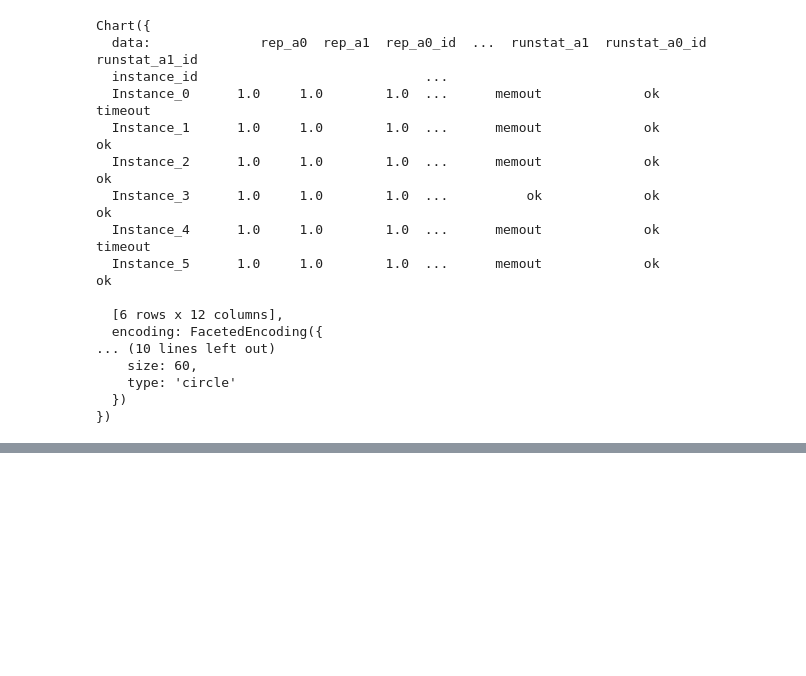
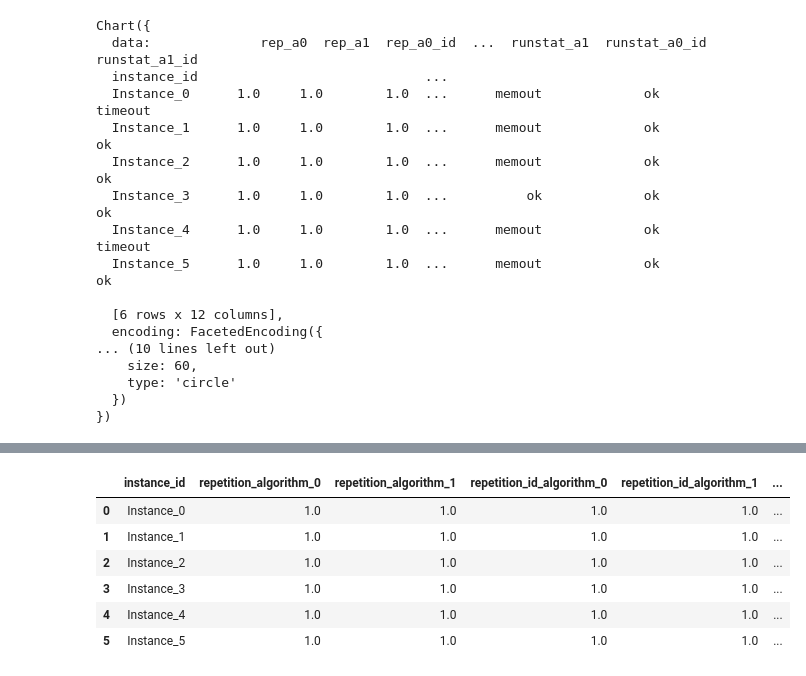
Before and after one commit to chawlaKat/Notebook-Noodlings, a Jupyter notebook: Get_Scattered.ipynb, the cells around one changed output, grey strips where cells are left out. Cells and saved outputs as stored; diff of their text form; code cells hidden in the pictures; blank space fills up the shorter version.

Commit message:
scatter: successfully plot alg0 vs alg1, start automating flatten

```diff
--- a/Get_Scattered.ipynb
+++ b/Get_Scattered.ipynb
@@ -981,0 +1069,4 @@ Chart({
+# %%
+flattened = as_multi.to_flat_index()
+
+flattened
@@ -981,0 +1081,2 @@ Chart({
+# %%
+as_col_test.columns = flattened
@@ -981,0 +1100,8 @@ Chart({
+# %%
+flat_col_headers = []
+
+for entry in as_col_test.columns.values:
+  flat_col_headers.append('_'.join(entry))
+
+
+flat_col_headers
@@ -981,0 +1121,4 @@ Chart({
+# %%
+as_col_test.columns = flat_col_headers
+
+as_col_test
@@ -981,0 +1134,12 @@ Chart({
+# %%
+as_col_test.reset_index(inplace = True)
+
+as_col_test
+# %% [output]
+|  | instance_id | repetition_algorithm_0 | repetition_algorithm_1 | repetition_id_algorithm_0 | repetition_id_algorithm_1 | ... |
+| 0 | Instance_0 | 1.0 | 1.0 | 1.0 | 1.0 | ... |
+| 1 | Instance_1 | 1.0 | 1.0 | 1.0 | 1.0 | ... |
+| 2 | Instance_2 | 1.0 | 1.0 | 1.0 | 1.0 | ... |
+| 3 | Instance_3 | 1.0 | 1.0 | 1.0 | 1.0 | ... |
+| 4 | Instance_4 | 1.0 | 1.0 | 1.0 | 1.0 | ... |
+| 5 | Instance_5 | 1.0 | 1.0 | 1.0 | 1.0 | ... |
```
Also changed, not shown: parts of 19 cells of this notebook.
